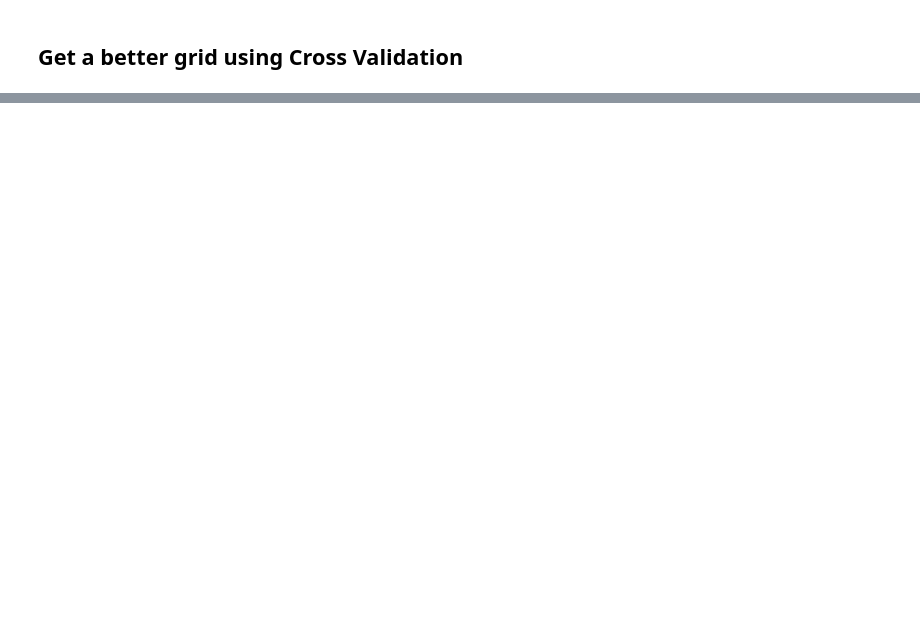
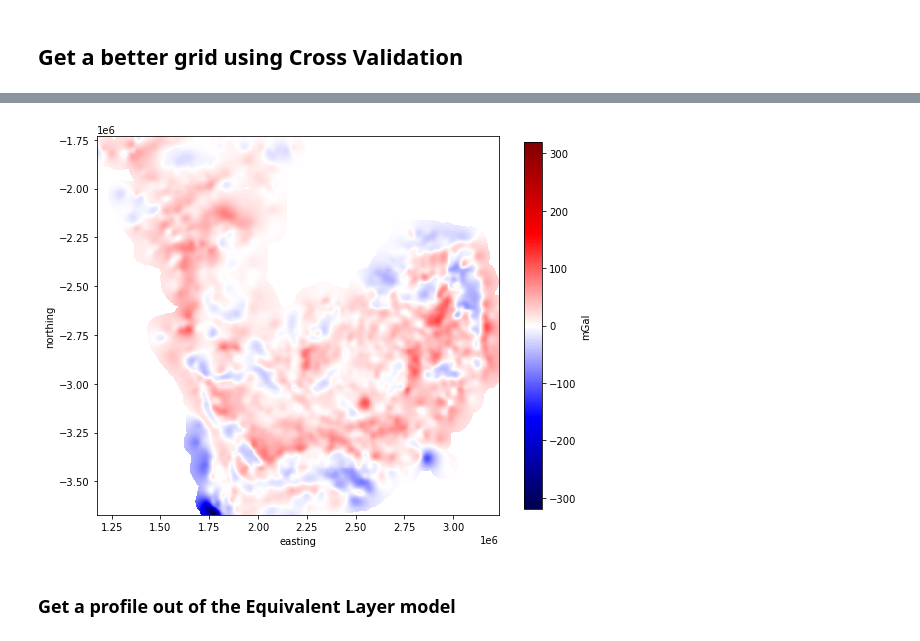
Before and after one commit to fatiando/transform2020-lightning, a Jupyter notebook: santisoler/harmonica_overview.ipynb, the cells around one changed output, grey strips where cells are left out. Cells and saved outputs as stored; diff of their text form; code cells hidden in the pictures; blank space fills up the shorter version.

```diff
--- a/santisoler/harmonica_overview.ipynb
+++ b/santisoler/harmonica_overview.ipynb
@@ -303,0 +348,12 @@ KeyboardInterrupt:
+# %%
+masked_grid = vd.distance_mask(coordinates[:2], maxdist=70e3, grid=grid)
+# %%
+tmp = masked_grid.gravity_disturbance.plot.pcolormesh(cmap="seismic", add_colorbar=False)
+plt.gca().set_aspect("equal")
+plt.gcf().set_size_inches(9, 9)
+plt.colorbar(tmp, label="mGal", shrink=0.75)
+plt.show()
+# %% [output]
+[figure, added]
+# %% [markdown]
+### Get a profile out of the Equivalent Layer model
```
Also changed, not shown: parts of 19 cells of this notebook.
